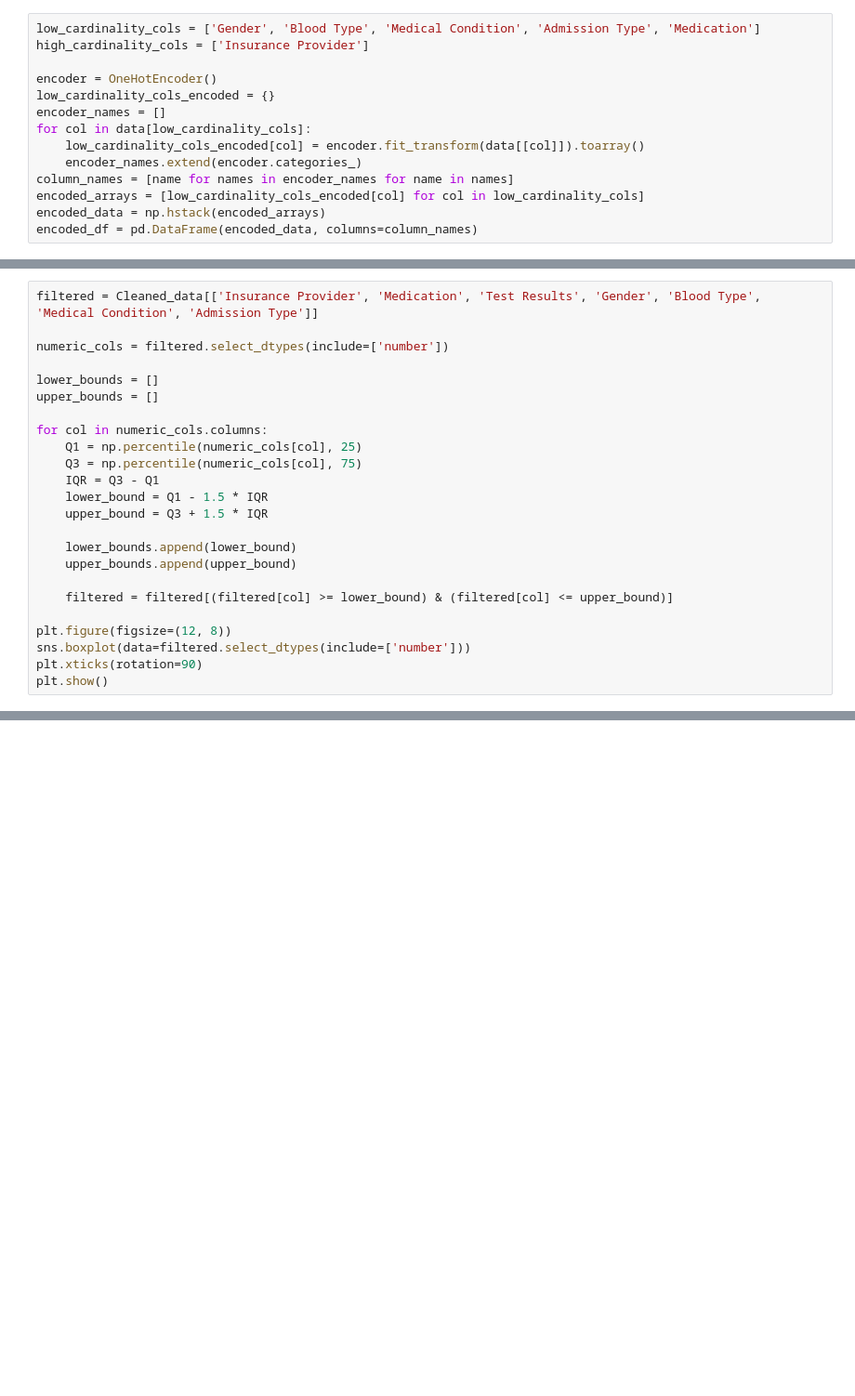
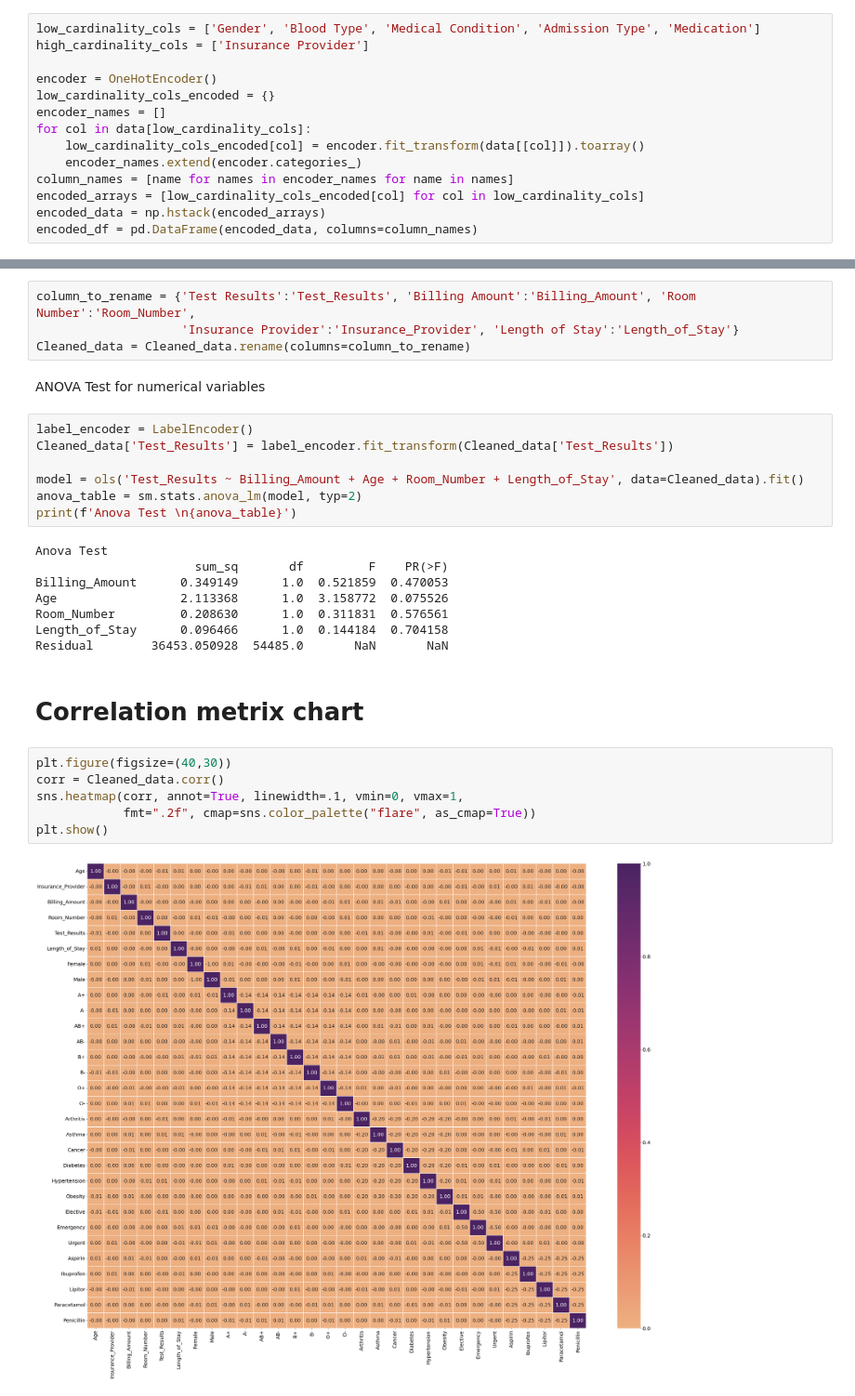
Before and after one commit to diallos-tech/Clarkson_Data_Science, a Jupyter notebook: Data Mining/Data_Mining_Project.ipynb, the cells around one changed output, grey strips where cells are left out. Shown at 93% size. Cells and saved outputs as stored; diff of their text form; blank space fills up the shorter version.

```diff
--- a/Data Mining/Data_Mining_Project.ipynb
+++ b/Data Mining/Data_Mining_Project.ipynb
@@ -364,24 +141,0 @@ print(grid_search.best_estimator_, grid_search.best_params_, grid_search.best_sc
-# %%
-filtered = Cleaned_data[['Insurance Provider', 'Medication', 'Test Results', 'Gender', 'Blood Type', 'Medical Condition', 'Admission Type']]
-
-numeric_cols = filtered.select_dtypes(include=['number'])
-
-lower_bounds = []
-upper_bounds = []
-
-for col in numeric_cols.columns:
-    Q1 = np.percentile(numeric_cols[col], 25)
-    Q3 = np.percentile(numeric_cols[col], 75)
-    IQR = Q3 - Q1
-    lower_bound = Q1 - 1.5 * IQR
-    upper_bound = Q3 + 1.5 * IQR
-
-    lower_bounds.append(lower_bound)
-    upper_bounds.append(upper_bound)
-
-    filtered = filtered[(filtered[col] >= lower_bound) & (filtered[col] <= upper_bound)]
-
-plt.figure(figsize=(12, 8))
-sns.boxplot(data=filtered.select_dtypes(include=['number']))
-plt.xticks(rotation=90)
-plt.show()
@@ -398,0 +158,31 @@ else:
+# %%
+column_to_rename = {'Test Results':'Test_Results', 'Billing Amount':'Billing_Amount', 'Room Number':'Room_Number',
+                    'Insurance Provider':'Insurance_Provider', 'Length of Stay':'Length_of_Stay'}
+Cleaned_data = Cleaned_data.rename(columns=column_to_rename)
+# %% [markdown]
+ANOVA Test for numerical variables
+# %%
+label_encoder = LabelEncoder()
+Cleaned_data['Test_Results'] = label_encoder.fit_transform(Cleaned_data['Test_Results'])
+
+model = ols('Test_Results ~ Billing_Amount + Age + Room_Number + Length_of_Stay', data=Cleaned_data).fit()
+anova_table = sm.stats.anova_lm(model, typ=2)
+print(f'Anova Test \n{anova_table}')
+# %% [output]
+Anova Test
+                      sum_sq       df         F    PR(>F)
+Billing_Amount      0.349149      1.0  0.521859  0.470053
+Age                 2.113368      1.0  3.158772  0.075526
+Room_Number         0.208630      1.0  0.311831  0.576561
+Length_of_Stay      0.096466      1.0  0.144184  0.704158
+Residual        36453.050928  54485.0       NaN       NaN
+# %% [markdown]
+# Correlation metrix chart
+# %%
+plt.figure(figsize=(40,30))
+corr = Cleaned_data.corr()
+sns.heatmap(corr, annot=True, linewidth=.1, vmin=0, vmax=1,
+            fmt=".2f", cmap=sns.color_palette("flare", as_cmap=True))
+plt.show()
+# %% [output]
+[figure, added]
```
Also changed, not shown: parts of 47 cells of this notebook, 2 other files.
